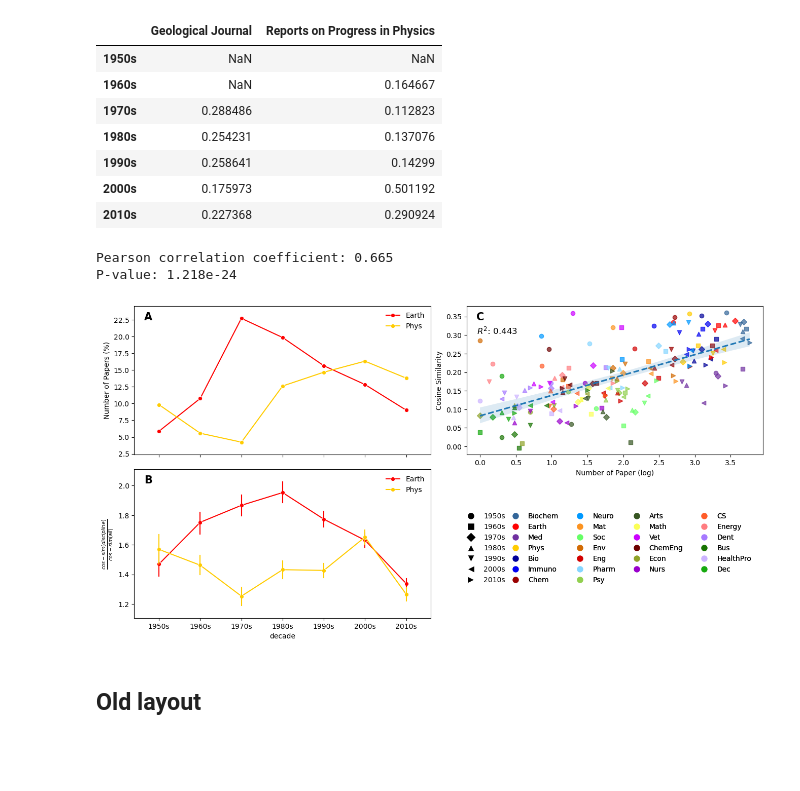
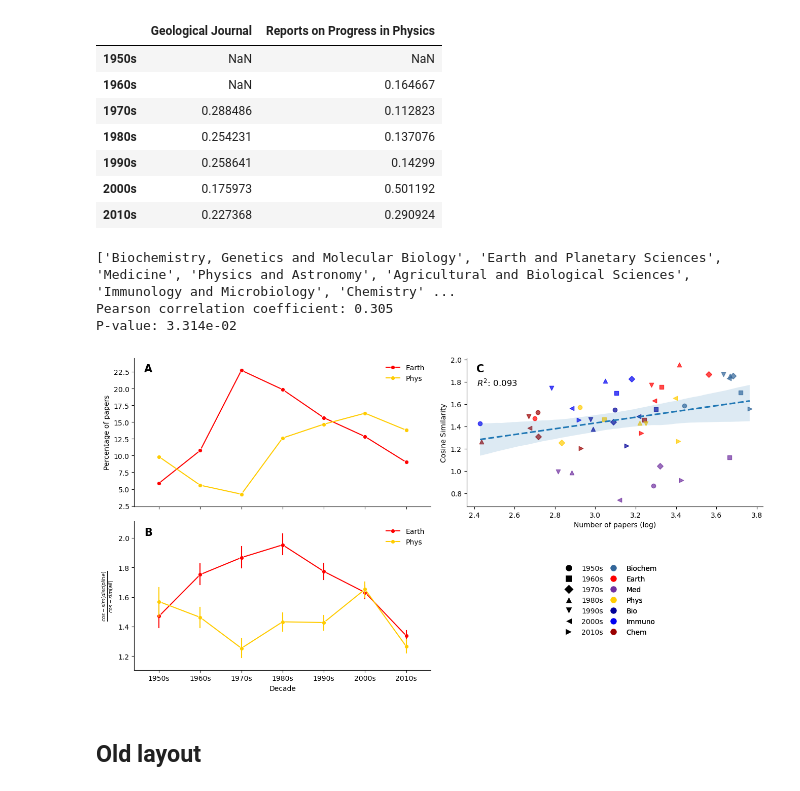
Before and after one commit to netknowledge/diachronic-p2v, a Jupyter notebook: figures/validation/Nature, Science, and PNAS.ipynb, the cells around one changed output. Drawn from its saved outputs; the diff is of its cells as text; code cells hidden in the pictures; blank space fills up the shorter version.

Commit message:
1. Revise figures 2. Add vMF clustering

```diff
--- a/figures/validation/Nature, Science, and PNAS.ipynb
+++ b/figures/validation/Nature, Science, and PNAS.ipynb
@@ -387,14 +399,16 @@ jnl_cs_df
 # %%
 from scipy.stats import pearsonr
 
-disciplines = list(model.disc2abbr.keys())
-disciplines.remove('Multidisciplinary')
+# disciplines = list(model.disc2abbr.keys())
+# disciplines.remove('Multidisciplinary')
 
 # 调整列顺序
-count_df = count_df[disciplines]
-cs_df = cs_df[disciplines]
+# count_df = count_df[disciplines]
+# percentage_df = percentage_df[disciplines]
+# cs_df = cs_df[disciplines]
 
 count_df = count_df.fillna(0)
+percentage_df = percentage_df.fillna(0)
 cs_df = cs_df.fillna(0)
 
 decades = count_df.index.tolist() # get decades
@@ -409,8 +423,10 @@ sns.lineplot(percentage_df[['Earth and Planetary Sciences', 'Physics and Astrono
 # ax_1.set_yscale('log')
 handles, labels = ax_1.get_legend_handles_labels()
 ax_1.legend(handles, [model.disc2abbr[label] for label in labels], frameon=False)
-ax_1.set_ylabel('Number of Papers (%)')
+ax_1.set_ylabel('Percentage of papers')
 ax_1.tick_params(labelbottom=False) # hide x-axis labels
+ax_1.spines['top'].set_visible(False)
+ax_1.spines['right'].set_visible(False)
 # Plot pannel labels
 ax_1.text(0.06, 0.96, pannel_labels[0], transform=ax_1.transAxes, fontsize=15, fontweight='bold', va='top', ha='right')
 ##########################################
@@ -421,17 +437,23 @@ melted_all_cs_df = pd.melt(all_cs_df[all_cs_df.discipline.isin(['Earth and Plane
 sns.lineplot(data=melted_all_cs_df, x='decade', y='value', hue='discipline', palette=model.discipline2color,
              err_style='bars', marker='o', dashes=False, ax=ax_2)
 ax_2.set_ylabel(r'$\frac{cos-sim(discipline)}{cos-sim(all)}$')
+ax_2.set_xlabel('Decade')
+ax_2.spines['top'].set_visible(False)
+ax_2.spines['right'].set_visible(False)
 handles, labels = ax_2.get_legend_handles_labels()
 ax_2.legend(handles, [model.disc2abbr[label] for label in labels], frameon=False)
 ax_2.text(0.06, 0.96, pannel_labels[1], transform=ax_2.transAxes, fontsize=15, fontweight='bold', va='top', ha='right') # Plot pannel labels
 ##########################################
+disciplines = count_df.sum().sort_values(ascending=False).index.tolist()[:7]
+print(disciplines)
+
 ax = fig.add_subplot(2,2,2)
 markers = ['o', 's', 'D', '^', 'v', '<', '>', 'P']  # Different shapes for each decade
 # Plot each discipline with different colors and each decade with different marker shapes
 for i, (decade, marker) in enumerate(zip(decades, markers)):
     for j, discipline in enumerate(disciplines):
         x = count_df.loc[decade, discipline] + 1  # Log scale offset
-        y = cs_df.loc[decade, discipline]
+        y = cs_df.loc[decade, discipline] / all_cs_df[all_cs_df.decade==decade].similarity.mean()
         ax.scatter(np.log10(x), y, color=model.discipline2color[discipline], label=discipline if i == 0 else "",
                    alpha=0.7, marker=marker)
 
@@ -440,7 +462,7 @@ combined_x_vals = []
 combined_y_vals = []
 for decade in decades:
     x_vals = [count_df.loc[decade, discipline] + 1 for discipline in disciplines]  # Log scale offset
-    y_vals = [cs_df.loc[decade, discipline] for discipline in disciplines]
+    y_vals = [cs_df.loc[decade, discipline] / all_cs_df[all_cs_df.decade==decade].similarity.mean() for discipline in disciplines]
     combined_x_vals.extend(np.log10(x_vals))  # log-transform x-values
     combined_y_vals.extend(y_vals)
 
@@ -453,39 +475,42 @@ ss_tot = np.sum((combined_y_vals - np.mean(combined_y_vals)) ** 2)
 r_squared = 1 - (ss_res / ss_tot)
 ax.text(0.035, 0.87, f"$R^2$: {r_squared:.3f}",
           transform=ax.transAxes, fontsize=12, verticalalignment='top',)
 
 correlation_coef, p_value = pearsonr(combined_x_vals, combined_y_vals)
 print(f"Pearson correlation coefficient: {correlation_coef:.3f}")
 print(f"P-value: {p_value:.3e}")
 
 # Create a separate legend for decades (first column)
 decade_handles = [plt.Line2D([0], [0], marker=m, color='w', label=d, markerfacecolor='k', markersize=10)
                   for m, d in zip(markers, decades)]
 # Create a separate legend for disciplines (remaining columns)
 discipline_handles = [plt.Line2D([0], [0], marker='o', color='w', label=model.disc2abbr[disc],
                                  markerfacecolor=model.discipline2color[disc], markersize=10)
                       for disc in disciplines]
 
 legend_ax = fig.add_subplot(2,2,4)
 legend_ax.axis('off')  # hide the axes for the legend axis
-decade_legend = legend_ax.legend(handles=decade_handles, loc="upper left", bbox_to_anchor=(-0.03, 0.75), ncol=1, frameon=False)
+decade_legend = legend_ax.legend(handles=decade_handles, loc="upper left", bbox_to_anchor=(0.30, 0.75), ncol=1, frameon=False)
 discipline_legend = legend_ax.legend(handles=discipline_handles,
-                              loc="upper left", bbox_to_anchor=(0.12, 0.75), ncol=4, frameon=False)
+                              loc="upper left", bbox_to_anchor=(0.45, 0.75), ncol=1, frameon=False)
 # Add both legends to the plot
 legend_ax.add_artist(decade_legend)
 legend_ax.add_artist(discipline_legend)
 
 # Label axes and show plot
-ax.set_xlabel('Number of Paper (log)')
+ax.set_xlabel('Number of papers (log)')
 ax.set_ylabel('Cosine Similarity')
+ax.spines['top'].set_visible(False)
+ax.spines['right'].set_visible(False)
 ax.text(0.06, 0.96, pannel_labels[2], transform=ax.transAxes, fontsize=15, fontweight='bold', va='top', ha='right')
 
 plt.subplots_adjust(wspace=0.12, hspace=0.1)
 plt.show()
 # %% [output]
-Pearson correlation coefficient: 0.665
-P-value: 1.218e-24
+['Biochemistry, Genetics and Molecular Biology', 'Earth and Planetary Sciences', 'Medicine', 'Physics and Astronomy', 'Agricultural and Biological Sciences', 'Immunology and Microbiology', 'Chemistry' ...
+Pearson correlation coefficient: 0.305
+P-value: 3.314e-02
-[figure, old version]
+[figure, new version]
 # %%
 fig.savefig('diachronic-p2v/figures/validation/Nature_correlation.pdf',
             facecolor='white',
```
Also changed, not shown: parts of 8 cells of this notebook, 33 other files.
